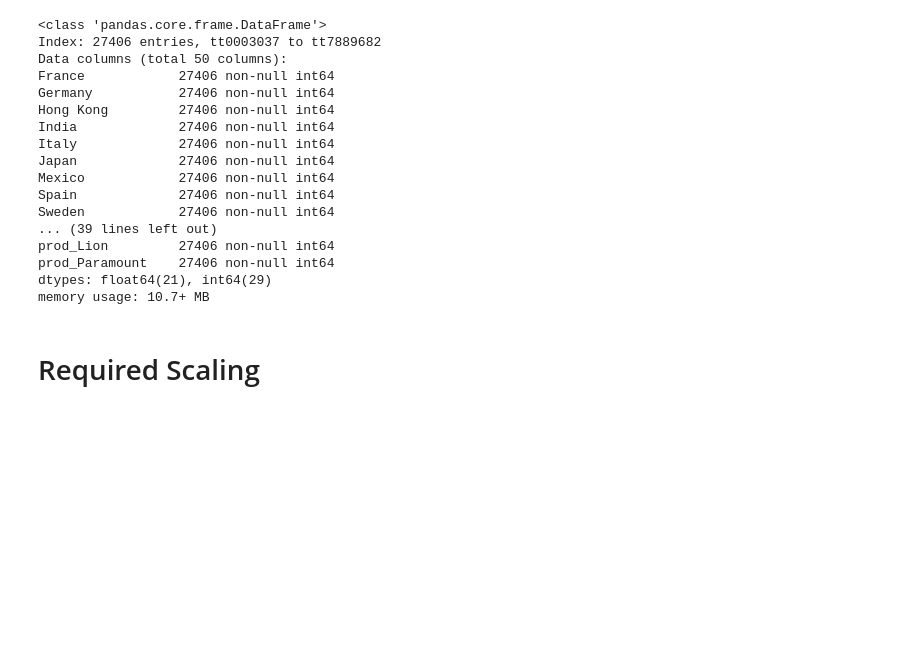
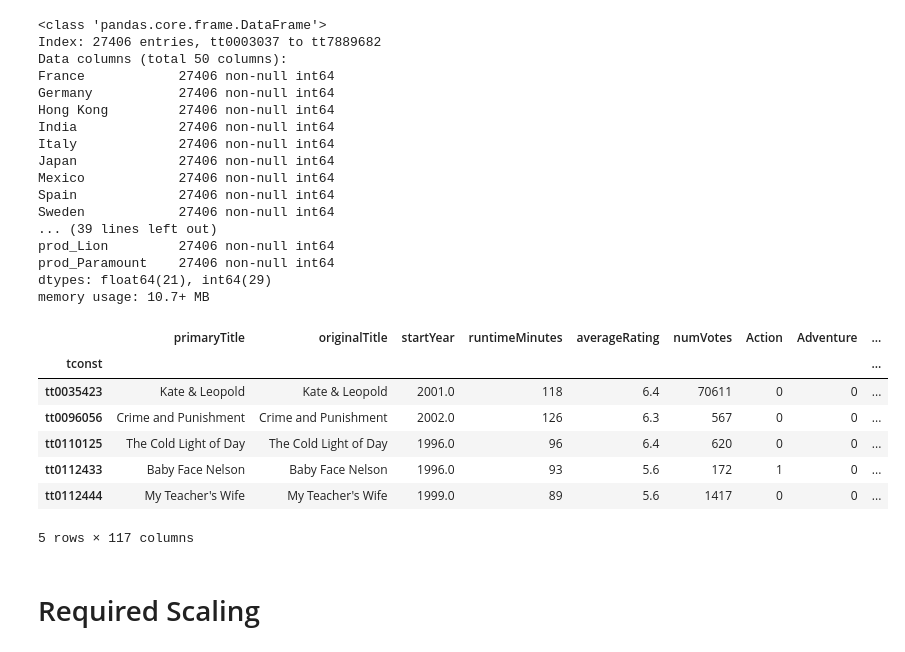
Before and after one commit to Coni63/webGL-movie, a Jupyter notebook: model/Model.ipynb, the cells around one changed output. Cells and saved outputs as stored; diff of their text form; code cells hidden in the pictures; blank space fills up the shorter version.

```diff
--- a/model/Model.ipynb
+++ b/model/Model.ipynb
@@ -53,6 +55,18 @@ prod_Lion         27406 non-null int64
 prod_Paramount    27406 non-null int64
 dtypes: float64(21), int64(29)
 memory usage: 10.7+ MB
+# %%
+df = df[df.startYear > 1995]
+df.head()
+# %% [output]
+|  | primaryTitle | originalTitle | startYear | runtimeMinutes | averageRating | numVotes | Action | Adventure | ... |
+| tconst |  |  |  |  |  |  |  |  | ... |
+| tt0035423 | Kate & Leopold | Kate & Leopold | 2001.0 | 118 | 6.4 | 70611 | 0 | 0 | ... |
+| tt0096056 | Crime and Punishment | Crime and Punishment | 2002.0 | 126 | 6.3 | 567 | 0 | 0 | ... |
+| tt0110125 | The Cold Light of Day | The Cold Light of Day | 1996.0 | 96 | 6.4 | 620 | 0 | 0 | ... |
+| tt0112433 | Baby Face Nelson | Baby Face Nelson | 1996.0 | 93 | 5.6 | 172 | 1 | 0 | ... |
+| tt0112444 | My Teacher's Wife | My Teacher's Wife | 1999.0 | 89 | 5.6 | 1417 | 0 | 0 | ... |
+5 rows × 117 columns
 # %% [markdown]
 # Required Scaling
 # %% [markdown]
```
Also changed, not shown: parts of 41 cells of this notebook, 5 other files.
